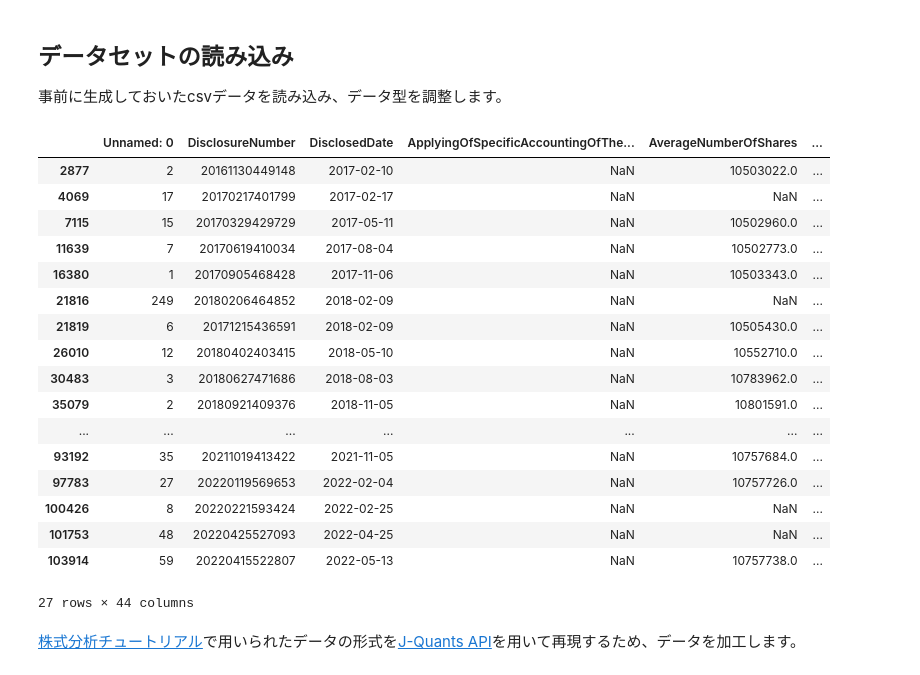
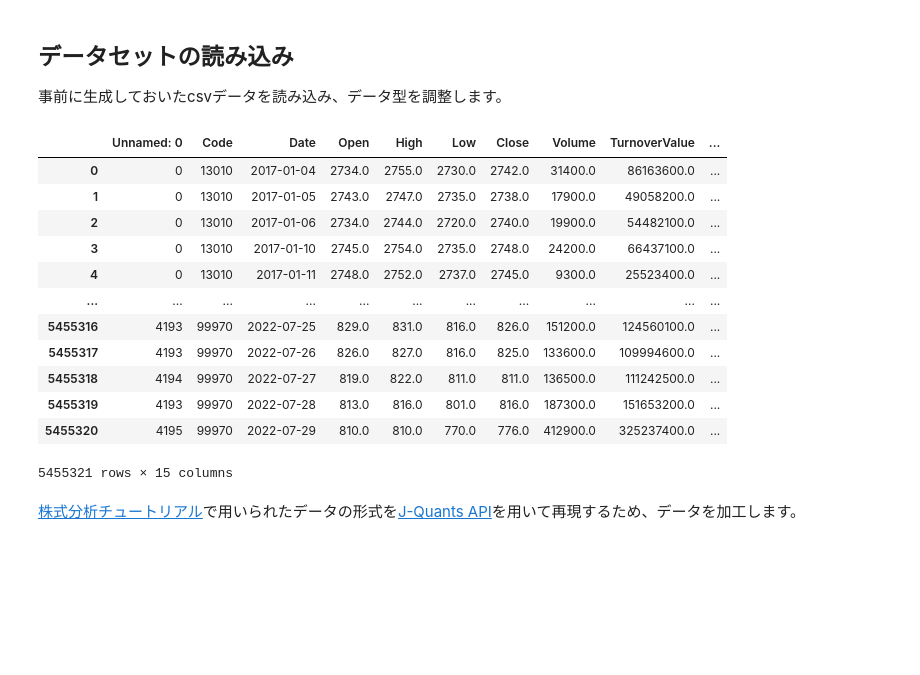
Before and after one commit to dakimura/jquants-sample, a Jupyter notebook: predictor.ipynb, the cells around one changed output. Drawn from its saved outputs; the diff is of its cells as text; code cells hidden in the pictures; blank space fills up the shorter version.

```diff
--- a/predictor.ipynb
+++ b/predictor.ipynb
@@ -83,44 +86,39 @@ end_dt: datetime = datetime(2022, 7, 31, tzinfo=tz.gettz("Asia/Tokyo"))
 # %%
 # ノートブックの冪等性を高めるためこれらの変数はこのセル以外でいじらない
 stock_price_load:pd.DataFrame = pd.read_csv(stock_price_csvfile_path)
 stock_fin_load:pd.DataFrame = pd.read_csv(stock_fin_csvfile_path)
 
 # 財務情報のいくつかがobject型になっているので数値型に変換
 numeric_cols_fin = ['AverageNumberOfShares', 'BookValuePerShare', 'EarningsPerShare','Equity', 'EquityToAssetRatio',
                 'ForecastDividendPerShare1stQuarter', 'ForecastDividendPerShare2ndQuarter', 'ForecastDividendPerShare3rdQuarter',
                 'ForecastDividendPerShareAnnual', 'ForecastDividendPerShareFiscalYearEnd', 'ForecastEarningsPerShare', 'ForecastNetSales', 'ForecastOperatingProfit',
                 'ForecastOrdinaryProfit', 'ForecastProfit', 'NetSales', 'NumberOfIssuedAndOutstandingSharesAtTheEndOfFiscalYearIncludingTreasuryStock',
                 'OperatingProfit', 'OrdinaryProfit', 'Profit', 'ResultDividendPerShare1stQuarter','ResultDividendPerShare2ndQuarter','ResultDividendPerShare3rdQuarter',
                 'ResultDividendPerShareAnnual','ResultDividendPerShareFiscalYearEnd','TotalAssets']
 stock_fin_load[numeric_cols_fin] = stock_fin_load[numeric_cols_fin].apply(pd.to_numeric, errors='coerce', axis=1)
 
 # object型をdatetime64[ns]型に変換
 stock_price_load["Date"] = pd.to_datetime(stock_price_load["Date"])
 stock_fin_load["DisclosedDate"] = pd.to_datetime(stock_fin_load["DisclosedDate"]) #開示時刻
 stock_fin_load["CurrentFiscalYearEndDate"] = pd.to_datetime(stock_fin_load["CurrentFiscalYearEndDate"])  # 当事業年度終了日
 stock_fin_load["CurrentFiscalYearStartDate"] = pd.to_datetime(stock_fin_load["CurrentFiscalYearStartDate"])
 stock_fin_load["CurrentPeriodEndDate"] = pd.to_datetime(stock_fin_load["CurrentPeriodEndDate"]) # 当会計期間終了日
 
-stock_fin_load
+stock_price_load
 # %% [output]
-|  | Unnamed: 0 | DisclosureNumber | DisclosedDate | ApplyingOfSpecificAccountingOfThe... | AverageNumberOfShares | ... |
-| 2877 | 2 | 20161130449148 | 2017-02-10 | NaN | 10503022.0 | ... |
-| 4069 | 17 | 20170217401799 | 2017-02-17 | NaN | NaN | ... |
-| 7115 | 15 | 20170329429729 | 2017-05-11 | NaN | 10502960.0 | ... |
-| 11639 | 7 | 20170619410034 | 2017-08-04 | NaN | 10502773.0 | ... |
-| 16380 | 1 | 20170905468428 | 2017-11-06 | NaN | 10503343.0 | ... |
-| 21816 | 249 | 20180206464852 | 2018-02-09 | NaN | NaN | ... |
-| 21819 | 6 | 20171215436591 | 2018-02-09 | NaN | 10505430.0 | ... |
-| 26010 | 12 | 20180402403415 | 2018-05-10 | NaN | 10552710.0 | ... |
-| 30483 | 3 | 20180627471686 | 2018-08-03 | NaN | 10783962.0 | ... |
-| 35079 | 2 | 20180921409376 | 2018-11-05 | NaN | 10801591.0 | ... |
-| ... | ... | ... | ... | ... | ... | ... |
-| 93192 | 35 | 20211019413422 | 2021-11-05 | NaN | 10757684.0 | ... |
-| 97783 | 27 | 20220119569653 | 2022-02-04 | NaN | 10757726.0 | ... |
-| 100426 | 8 | 20220221593424 | 2022-02-25 | NaN | NaN | ... |
-| 101753 | 48 | 20220425527093 | 2022-04-25 | NaN | NaN | ... |
-| 103914 | 59 | 20220415522807 | 2022-05-13 | NaN | 10757738.0 | ... |
+|  | Unnamed: 0 | Code | Date | Open | High | Low | Close | Volume | TurnoverValue | ... |
+| 0 | 0 | 13010 | 2017-01-04 | 2734.0 | 2755.0 | 2730.0 | 2742.0 | 31400.0 | 86163600.0 | ... |
+| 1 | 0 | 13010 | 2017-01-05 | 2743.0 | 2747.0 | 2735.0 | 2738.0 | 17900.0 | 49058200.0 | ... |
+| 2 | 0 | 13010 | 2017-01-06 | 2734.0 | 2744.0 | 2720.0 | 2740.0 | 19900.0 | 54482100.0 | ... |
+| 3 | 0 | 13010 | 2017-01-10 | 2745.0 | 2754.0 | 2735.0 | 2748.0 | 24200.0 | 66437100.0 | ... |
+| 4 | 0 | 13010 | 2017-01-11 | 2748.0 | 2752.0 | 2737.0 | 2745.0 | 9300.0 | 25523400.0 | ... |
+| ... | ... | ... | ... | ... | ... | ... | ... | ... | ... | ... |
+| 5455316 | 4193 | 99970 | 2022-07-25 | 829.0 | 831.0 | 816.0 | 826.0 | 151200.0 | 124560100.0 | ... |
+| 5455317 | 4193 | 99970 | 2022-07-26 | 826.0 | 827.0 | 816.0 | 825.0 | 133600.0 | 109994600.0 | ... |
+| 5455318 | 4194 | 99970 | 2022-07-27 | 819.0 | 822.0 | 811.0 | 811.0 | 136500.0 | 111242500.0 | ... |
+| 5455319 | 4193 | 99970 | 2022-07-28 | 813.0 | 816.0 | 801.0 | 816.0 | 187300.0 | 151653200.0 | ... |
+| 5455320 | 4195 | 99970 | 2022-07-29 | 810.0 | 810.0 | 770.0 | 776.0 | 412900.0 | 325237400.0 | ... |
-27 rows × 44 columns
+5455321 rows × 15 columns
 # %% [markdown]
 [株式分析チュートリアル](https://japanexchangegroup.github.io/J-Quants-Tutorial/#introduction)で用いられたデータの形式を[J-Quants API](https://jpx.gitbook.io/j-quants-api/api-reference)を用いて再現するため、データを加工します。
 # %%
```
Also changed, not shown: parts of 15 cells of this notebook.
